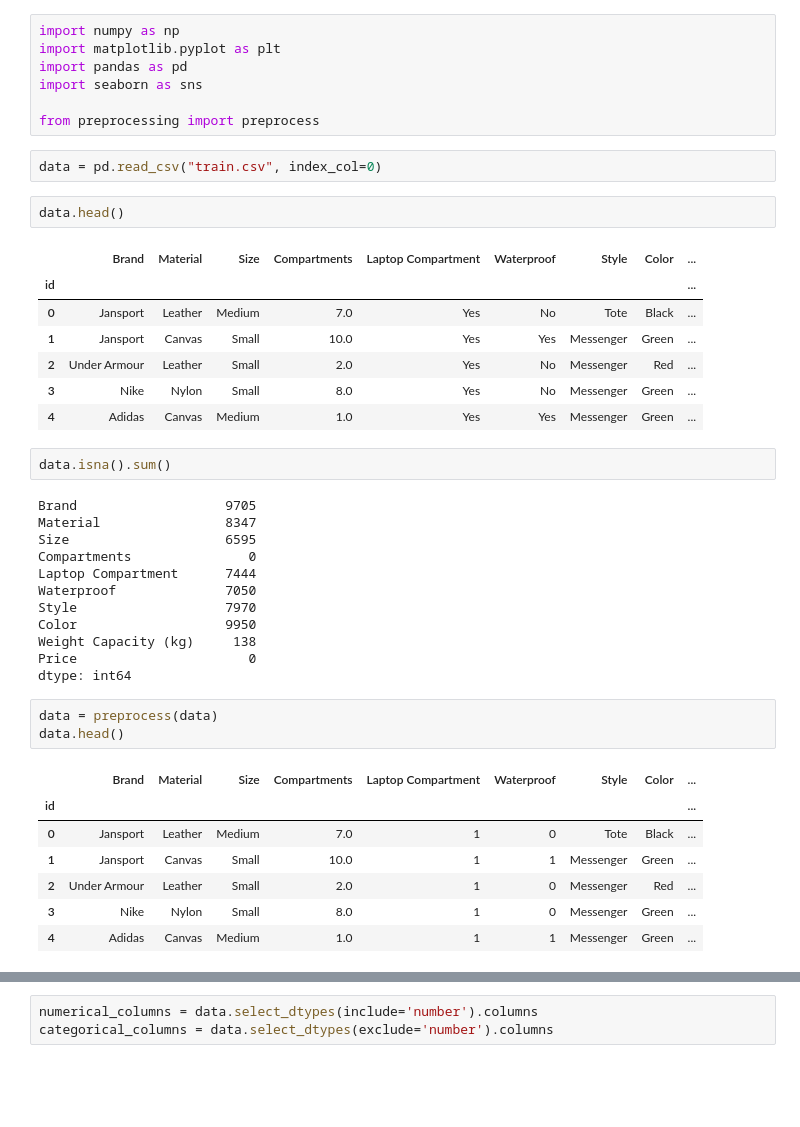
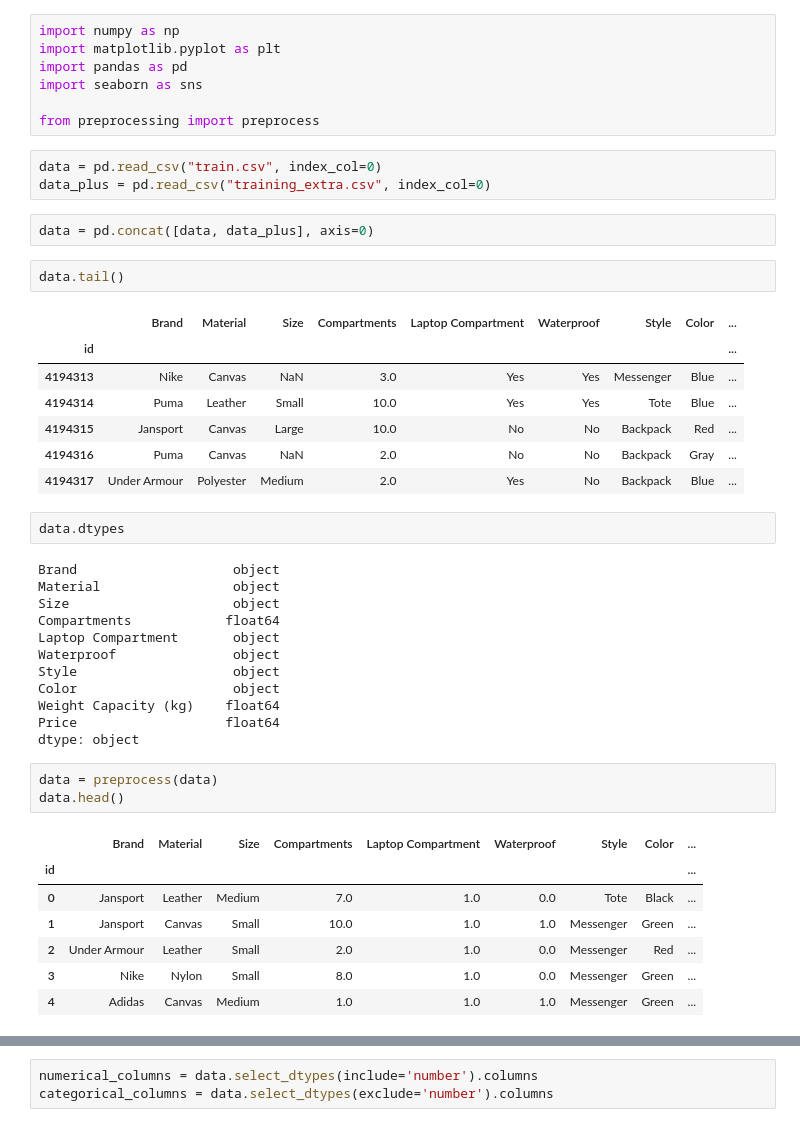
Before and after one commit to bparent11/kaggle-S5E2, a Jupyter notebook: model.ipynb, the cells around one changed output, grey strips where cells are left out. Cells and saved outputs as stored; diff of their text form; blank space fills up the shorter version.

```diff
--- a/model.ipynb
+++ b/model.ipynb
@@ -7,38 +7,41 @@ import seaborn as sns
 from preprocessing import preprocess
 # %%
 data = pd.read_csv("train.csv", index_col=0)
+data_plus = pd.read_csv("training_extra.csv", index_col=0)
+# %%
+data = pd.concat([data, data_plus], axis=0)
 # %%
-data.head()
+data.tail()
 # %% [output]
 |  | Brand | Material | Size | Compartments | Laptop Compartment | Waterproof | Style | Color | ... |
 | id |  |  |  |  |  |  |  |  | ... |
-| 0 | Jansport | Leather | Medium | 7.0 | Yes | No | Tote | Black | ... |
-| 1 | Jansport | Canvas | Small | 10.0 | Yes | Yes | Messenger | Green | ... |
-| 2 | Under Armour | Leather | Small | 2.0 | Yes | No | Messenger | Red | ... |
-| 3 | Nike | Nylon | Small | 8.0 | Yes | No | Messenger | Green | ... |
-| 4 | Adidas | Canvas | Medium | 1.0 | Yes | Yes | Messenger | Green | ... |
+| 4194313 | Nike | Canvas | NaN | 3.0 | Yes | Yes | Messenger | Blue | ... |
+| 4194314 | Puma | Leather | Small | 10.0 | Yes | Yes | Tote | Blue | ... |
+| 4194315 | Jansport | Canvas | Large | 10.0 | No | No | Backpack | Red | ... |
+| 4194316 | Puma | Canvas | NaN | 2.0 | No | No | Backpack | Gray | ... |
+| 4194317 | Under Armour | Polyester | Medium | 2.0 | Yes | No | Backpack | Blue | ... |
-# %%
-data.isna().sum()
-# %% [output]
-Brand                   9705
-Material                8347
-Size                    6595
-Compartments               0
-Laptop Compartment      7444
-Waterproof              7050
-Style                   7970
-Color                   9950
-Weight Capacity (kg)     138
-Price                      0
-dtype: int64
+# %%
+data.dtypes
+# %% [output]
+Brand                    object
+Material                 object
+Size                     object
+Compartments            float64
+Laptop Compartment       object
+Waterproof               object
+Style                    object
+Color                    object
+Weight Capacity (kg)    float64
+Price                   float64
+dtype: object
 # %%
 data = preprocess(data)
 data.head()
 # %% [output]
 |  | Brand | Material | Size | Compartments | Laptop Compartment | Waterproof | Style | Color | ... |
 | id |  |  |  |  |  |  |  |  | ... |
-| 0 | Jansport | Leather | Medium | 7.0 | 1 | 0 | Tote | Black | ... |
-| 1 | Jansport | Canvas | Small | 10.0 | 1 | 1 | Messenger | Green | ... |
-| 2 | Under Armour | Leather | Small | 2.0 | 1 | 0 | Messenger | Red | ... |
-| 3 | Nike | Nylon | Small | 8.0 | 1 | 0 | Messenger | Green | ... |
-| 4 | Adidas | Canvas | Medium | 1.0 | 1 | 1 | Messenger | Green | ... |
+| 0 | Jansport | Leather | Medium | 7.0 | 1.0 | 0.0 | Tote | Black | ... |
+| 1 | Jansport | Canvas | Small | 10.0 | 1.0 | 1.0 | Messenger | Green | ... |
+| 2 | Under Armour | Leather | Small | 2.0 | 1.0 | 0.0 | Messenger | Red | ... |
+| 3 | Nike | Nylon | Small | 8.0 | 1.0 | 0.0 | Messenger | Green | ... |
+| 4 | Adidas | Canvas | Medium | 1.0 | 1.0 | 1.0 | Messenger | Green | ... |
```
Also changed, not shown: parts of 18 cells of this notebook, 1 other file.
